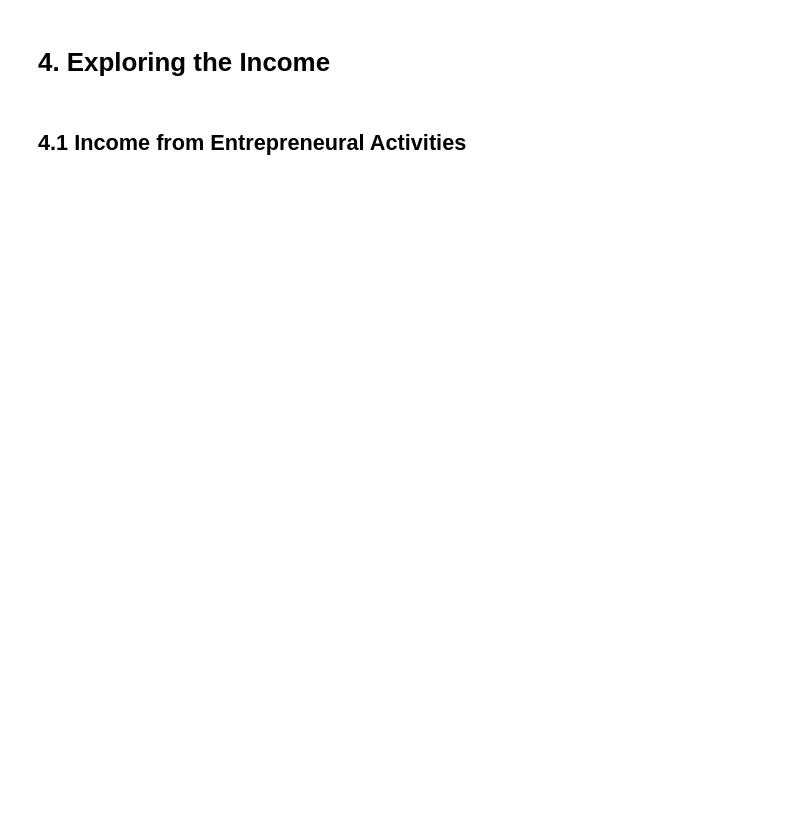
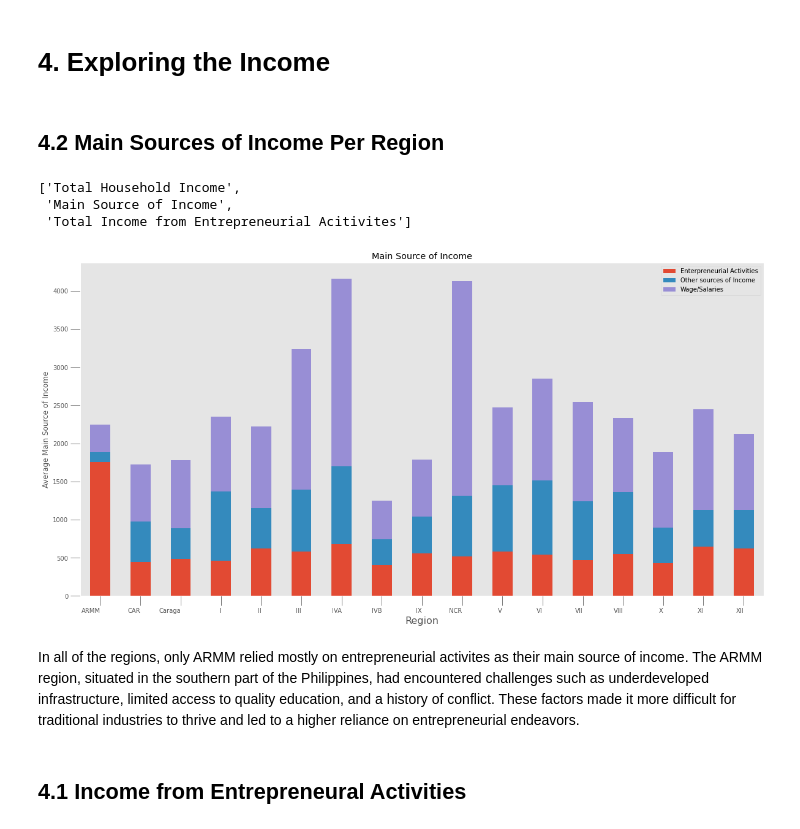
Before and after one commit to kiaraesguerra/filipino-income-expenditures, a Jupyter notebook: 01 EDA - Regional Average.ipynb, the cells around one changed output. Saved outputs shown, nothing was run; the diff lists cells and outputs as text; code cells hidden in the pictures; blank space fills up the shorter version.

Commit message:
Added data categories

```diff
--- a/01 EDA - Regional Average.ipynb
+++ b/01 EDA - Regional Average.ipynb
@@ -87,5 +102,41 @@ interact(choropleth, merged_df=fixed(merged_df), key=keys)
 # %% [markdown]
 # 4. Exploring the Income
+# %% [markdown]
+## 4.2 Main Sources of Income Per Region
+# %%
+income_data
+# %% [output]
+['Total Household Income',
+ 'Main Source of Income',
+ 'Total Income from Entrepreneurial Acitivites']
+# %%
+def stacked_bar(data, key):
+    regional_average_column = data.groupby('Region')[key].value_counts().unstack().reset_index()
+    ax = regional_average_column.plot(kind='bar', stacked=True, figsize=(10, 6))
+    plt.title(key)
+    plt.ylabel('Number of Individuals')
+    plt.xlabel('Region')
+    plt.legend()
+    ax.set_xticklabels([entry.split()[0] for entry in regional_average_column["Region"]],  rotation = 0, ha='right')
+    plt.tick_params(size=16)
+    plt.xlabel("Region", size=16)
+    plt.ylabel("Average " + key)
+
+    # Change size of ax figure
+    fig = plt.gcf()
+    fig.set_size_inches(20, 10)
+
+
+    # Turn off grid
+    ax.grid(False)
+
+    plt.show()
+# %%
+stacked_bar(data, 'Main Source of Income')
+# %% [output]
+[figure, added]
+# %% [markdown]
+In all of the regions, only ARMM relied mostly on entrepreneurial activites as their main source of income. The ARMM region, situated in the southern part of the Philippines, had encountered challenges such as underdeveloped infrastructure, limited access to quality education, and a history of conflict. These factors made it more difficult for traditional industries to thrive and led to a higher reliance on entrepreneurial endeavors.
 # %% [markdown]
 ## 4.1 Income from Entrepreneural Activities
 # %%
```
Also changed, not shown: parts of 23 cells of this notebook.
